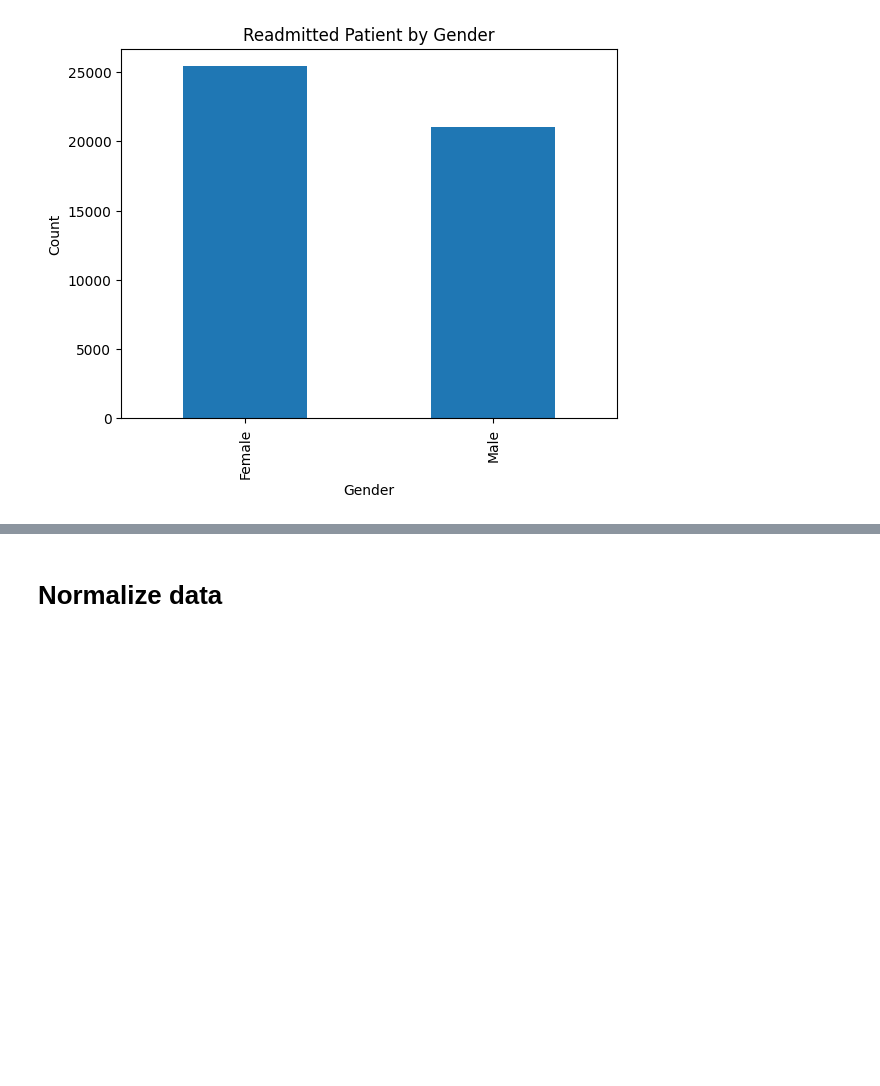
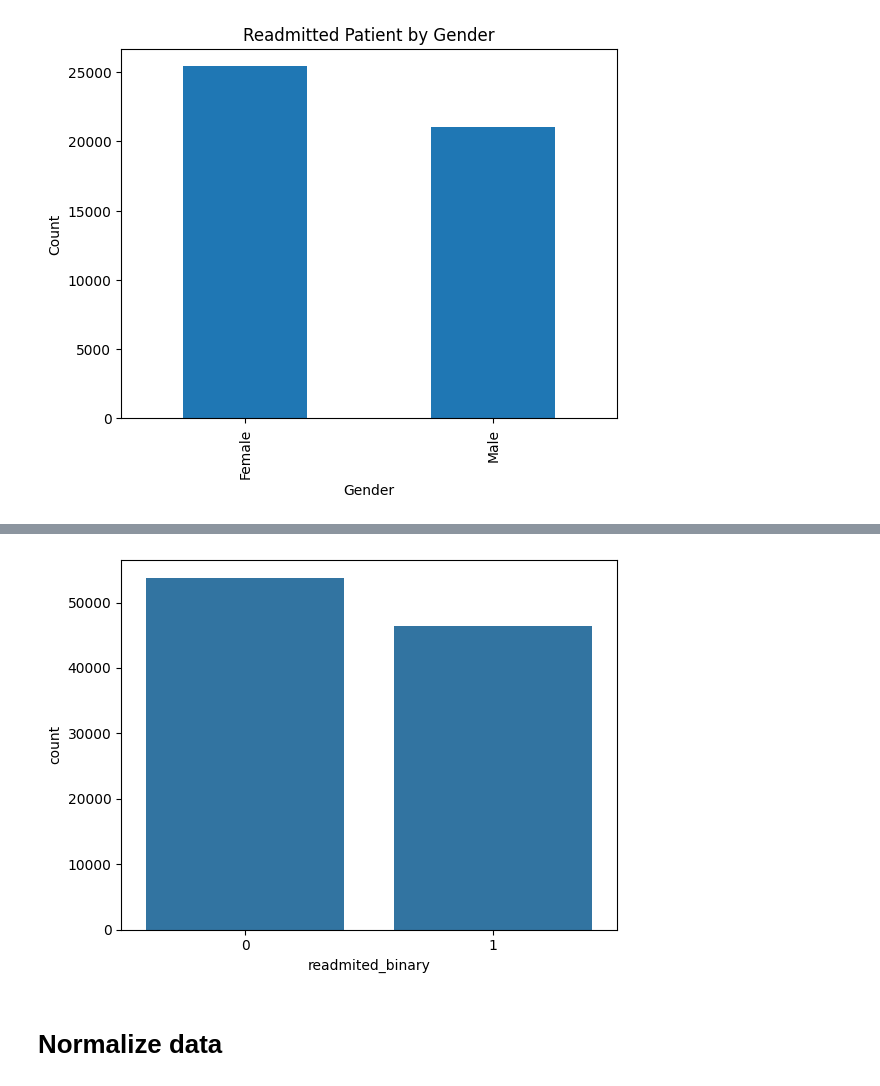
Before and after one commit to AKINYEMI01/Final_Project, a Jupyter notebook: Final_Project.ipynb, the cells around one changed output, grey strips where cells are left out. Cells and saved outputs as stored; diff of their text form; code cells hidden in the pictures; blank space fills up the shorter version.

```diff
--- a/Final_Project.ipynb
+++ b/Final_Project.ipynb
@@ -251,3 +270,9 @@ y = df_encoded['readmited_binary']
+# %%
+#Visualize the readmitted_binary
+sns.countplot(x='readmited_binary', data=df)
+plt.show()
+# %% [output]
+[figure, added]
 # %% [markdown]
 # Normalize data
 # %%
```
Also changed, not shown: parts of 44 cells of this notebook.
